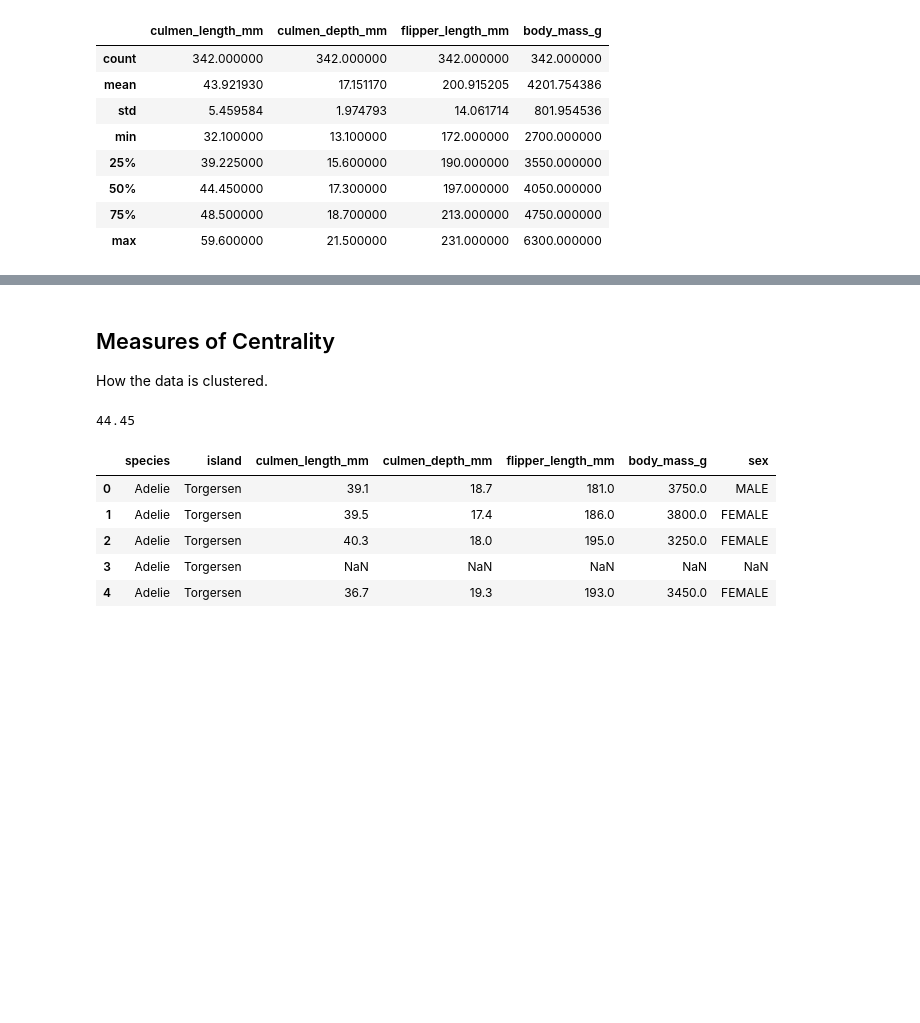
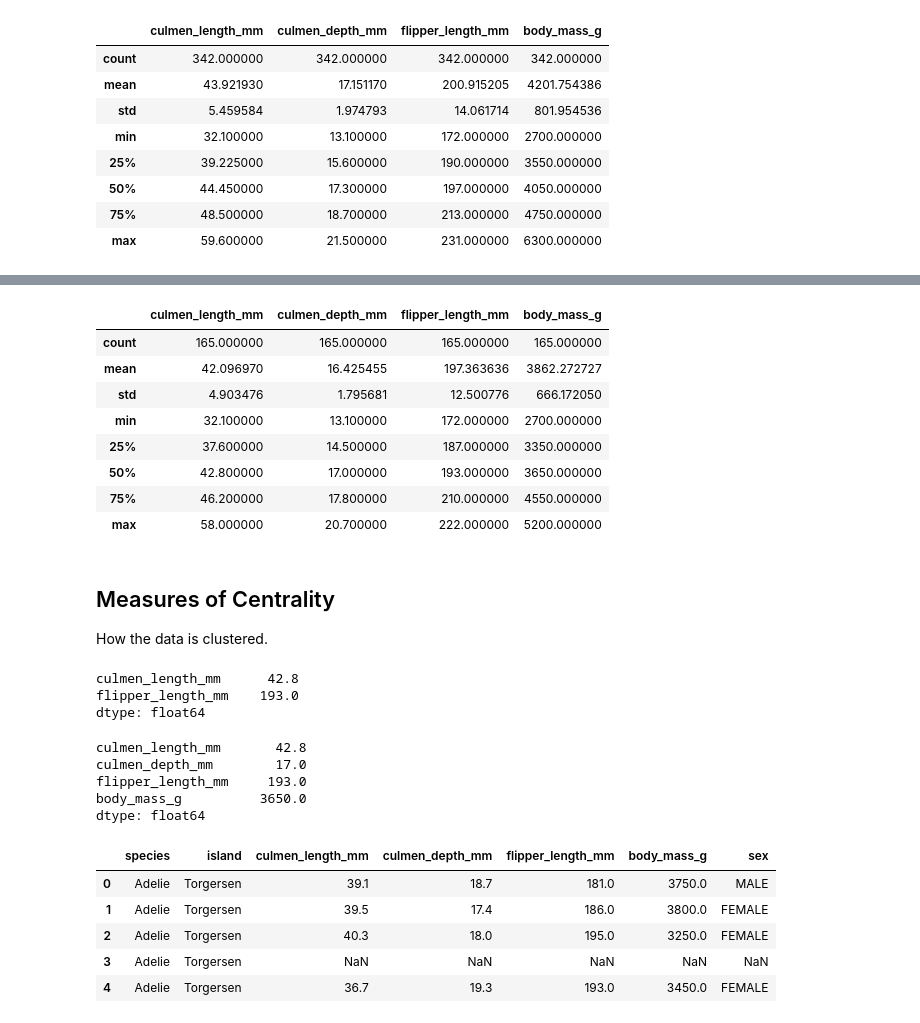
Before and after one commit to r2klabs/Penguins2022, a Jupyter notebook: Penguins.ipynb, the cells around one changed output, grey strips where cells are left out. Cells and saved outputs as stored; diff of their text form; code cells hidden in the pictures; blank space fills up the shorter version.

```diff
--- a/Penguins.ipynb
+++ b/Penguins.ipynb
@@ -55,10 +90,32 @@ df.describe()
+# %%
+female.describe()
+# %% [output]
+|  | culmen_length_mm | culmen_depth_mm | flipper_length_mm | body_mass_g |
+| count | 165.000000 | 165.000000 | 165.000000 | 165.000000 |
+| mean | 42.096970 | 16.425455 | 197.363636 | 3862.272727 |
+| std | 4.903476 | 1.795681 | 12.500776 | 666.172050 |
+| min | 32.100000 | 13.100000 | 172.000000 | 2700.000000 |
+| 25% | 37.600000 | 14.500000 | 187.000000 | 3350.000000 |
+| 50% | 42.800000 | 17.000000 | 193.000000 | 3650.000000 |
+| 75% | 46.200000 | 17.800000 | 210.000000 | 4550.000000 |
+| max | 58.000000 | 20.700000 | 222.000000 | 5200.000000 |
 # %% [markdown]
 ## Measures of Centrality
 How the data is clustered.
 # %%
-df['culmen_length_mm'].median()
+female[['culmen_length_mm','flipper_length_mm']].median()
 # %% [output]
-44.45
+culmen_length_mm      42.8
+flipper_length_mm    193.0
+dtype: float64
+# %%
+female.median(numeric_only=True)
+# %% [output]
+culmen_length_mm       42.8
+culmen_depth_mm        17.0
+flipper_length_mm     193.0
+body_mass_g          3650.0
+dtype: float64
 # %%
 df.head()
 # %% [output]
```
Also changed, not shown: parts of 23 cells of this notebook, 4 other files.
